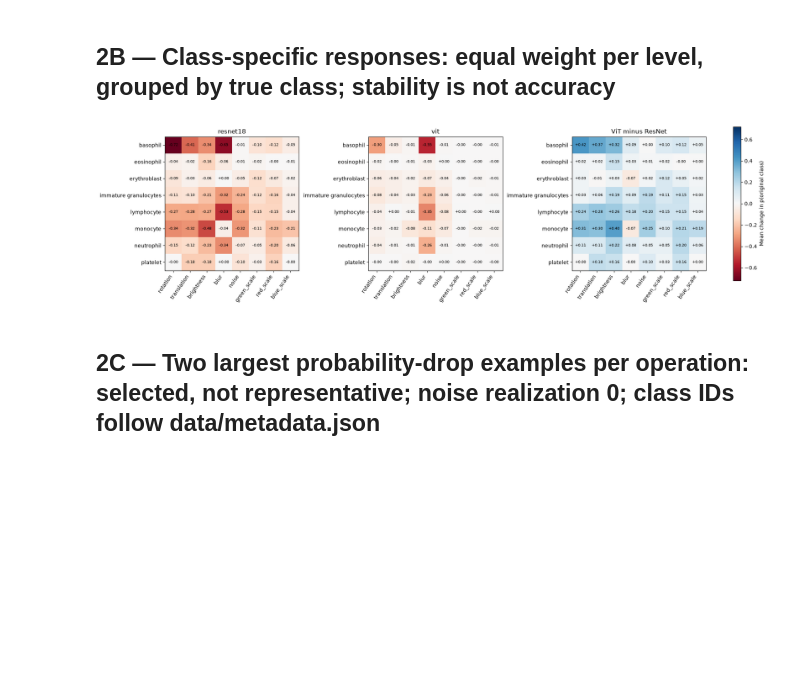
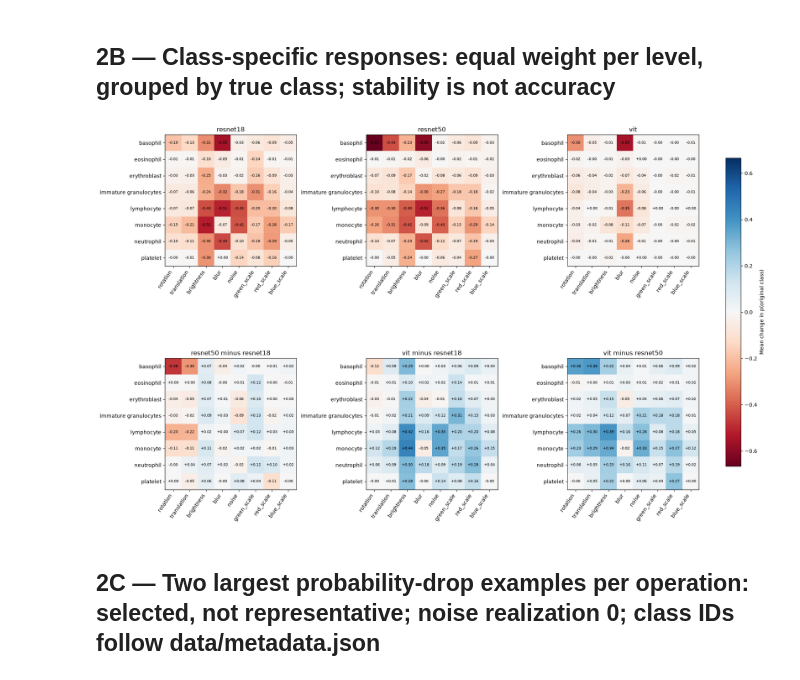
Before and after one commit to jseibezeder/AI_and_Visualization_Project, a Jupyter notebook: stability_analysis.ipynb, the cells around one changed output. Drawn from its saved outputs; the diff is of its cells as text; code cells hidden in the pictures; blank space fills up the shorter version.

Commit message:
Extend predictions, stability and confidence to three run-1 models

```diff
--- a/stability_analysis.ipynb
+++ b/stability_analysis.ipynb
@@ -10,19 +10,22 @@ import torch
 import matplotlib.pyplot as plt
 from PIL import Image, ImageEnhance, ImageFilter
 from transformers import ViTForImageClassification, ViTImageProcessor
-from models.resnet18.models import ResNet18
+from torchvision.models import resnet18
+from models.resnet18.models import ResNet50
 
 seed, per_class, batch_size = 42, 40, 32
 torch.manual_seed(seed)
 torch.backends.cudnn.benchmark = False
 torch.use_deterministic_algorithms(True, warn_only=True)
 device = torch.device('cuda' if torch.cuda.is_available() else 'cpu')
-model_names = ['resnet18', 'vit']
+model_names = ['resnet18', 'resnet50', 'vit']
 class_names = list(json.loads(Path('data/metadata.json').read_text())['label'].values())
 class_names[3] = 'immature granulocytes'
 output = Path('predictions/stability.npz')
 output.parent.mkdir(exist_ok=True)
 print(device)
+from itertools import combinations
+pairs = list(combinations(range(len(model_names)), 2))
 # %% [output]
 cuda
 # %% [markdown]
@@ -121,17 +127,18 @@ for m in range(2):
 probabilities, logits = {}, {}
 for kind, values in levels.items():
     repeats = 3 if kind == 'noise' else 1
-    p = np.empty((2, len(values), repeats, len(images), 8), dtype=np.float32)
+    p = np.empty((len(models), len(values), repeats, len(images), 8), dtype=np.float32)
     scores = np.empty_like(p)
     for j, level in enumerate(values):
         for repeat in range(repeats):
             changed = transform(images, kind, level, repeat)
-            for m in range(2):
+            for m in range(len(models)):
                 p[m, j, repeat], scores[m, j, repeat] = predict(m, changed)
     probabilities[kind], logits[kind] = p, scores
     print(f'{kind}: {len(values)} levels completed')
 np.savez_compressed(output, **probabilities, baseline=baseline, indices=indices, labels=labels,
                     seed=seed, model_names=model_names, class_names=class_names,
+                    checkpoints=checkpoints, model_input_resolutions=[224, 28, 224],
                     baseline_logits=np.stack(baseline_logits), split='test',
                     axes=['model', 'level', 'realization', 'image', 'class'],
                     border_fill_rgb=[128, 128, 128], input_shape=[28, 28, 3],
@@ -160,7 +167,7 @@ with np.load(output, allow_pickle=False) as saved:
 images = test_images[indices]
 base_class = baseline.argmax(-1)
 base_probability = np.take_along_axis(baseline, base_class[..., None], axis=-1)[..., 0]
-both_correct = (base_class == labels).all(axis=0)
+all_correct = (base_class == labels).all(axis=0)
 metrics = {}
 for kind, p in probabilities.items():
     predicted = p.argmax(-1)
@@ -171,7 +178,7 @@ for kind, p in probabilities.items():
         'Change in p(original class)': retained - base_probability[:, None, :],
         'Label flip fraction': (predicted != base_class[:, None, None, :]).mean(axis=2),
         'Accuracy (all images)': correct,
-        'Correct-label retention (both initially correct)': correct[:, :, both_correct],
+        'Correct-label retention (all initially correct)': correct[:, :, all_correct],
         'Correct → wrong': (1 - correct) * (base_class == labels)[:, None, :],
         'Wrong → correct': correct * (base_class != labels)[:, None, :],
     }
@@ -194,6 +201,6 @@ for kind, values in levels.items():
             ax.set_ylim(-0.03, 1.03)
         ax.grid(alpha=0.2)
     axes[0].legend()
-    fig.suptitle(f'{kind} · N={len(labels)} · shared correct subset N={both_correct.sum()}')
+    fig.suptitle(f'{kind} · N={len(labels)} · shared correct subset N={all_correct.sum()}')
     plt.show()
 # %% [output]
@@ -223,24 +230,24 @@ plt.show()
 # %% [markdown]
 ## 2B — Class-specific responses: equal weight per level, grouped by true class; stability is not accuracy
 # %%
-fingerprints = np.stack([np.stack([
+fingerprints = np.stack([np.array([
     metrics[kind]['Change in p(original class)'][m][:, labels == c].mean()
-    for c in range(8) for kind in levels]).reshape(8, 8) for m in range(2)])
-matrices = [fingerprints[0], fingerprints[1], fingerprints[1] - fingerprints[0]]
+    for c in range(8) for kind in levels]).reshape(8, 8) for m in range(len(model_names))])
+matrices = [*fingerprints, *[fingerprints[j] - fingerprints[i] for i, j in pairs]]
+titles = [*model_names, *[f'{model_names[j]} minus {model_names[i]}' for i, j in pairs]]
 scale = max(np.abs(matrices).max(), 0.01)
-fig, axes = plt.subplots(1, 3, figsize=(18, 6), layout='constrained')
-for ax, matrix, title in zip(axes, matrices, [*model_names, 'ViT minus ResNet']):
+fig, axes = plt.subplots(2, 3, figsize=(18, 12), layout='constrained')
+for ax, matrix, title in zip(axes.flat, matrices, titles):
     im = ax.imshow(matrix, cmap='RdBu', vmin=-scale, vmax=scale)
-    ax.set(title=title, xticks=range(8), xticklabels=list(levels),
-           yticks=range(8), yticklabels=class_names)
+    ax.set(title=title, xticks=range(8), xticklabels=list(levels), yticks=range(8), yticklabels=class_names)
     plt.setp(ax.get_xticklabels(), rotation=55, ha='right')
     for c in range(8):
         for j in range(8):
             ax.text(j, c, f'{matrix[c, j]:+.2f}', ha='center', va='center', fontsize=7)
 fig.colorbar(im, ax=axes, shrink=0.7, label='Mean change in p(original class)')
 plt.show()
 # %% [output]
-[figure, old version]
+[figure, new version]
 # %% [markdown]
 ## 2C — Two largest probability-drop examples per operation: selected, not representative; noise realization 0; class IDs follow data/metadata.json
 # %%
```
Also changed, not shown: parts of 6 cells of this notebook, 23 other files.
